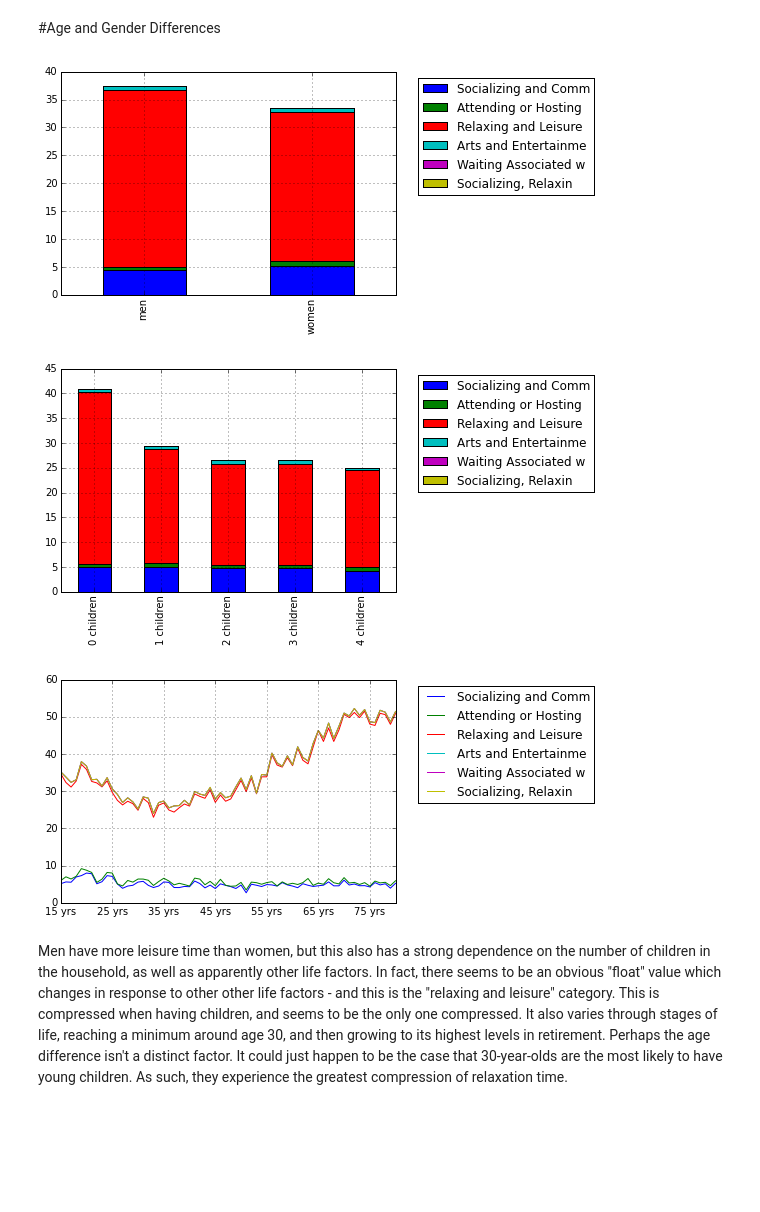
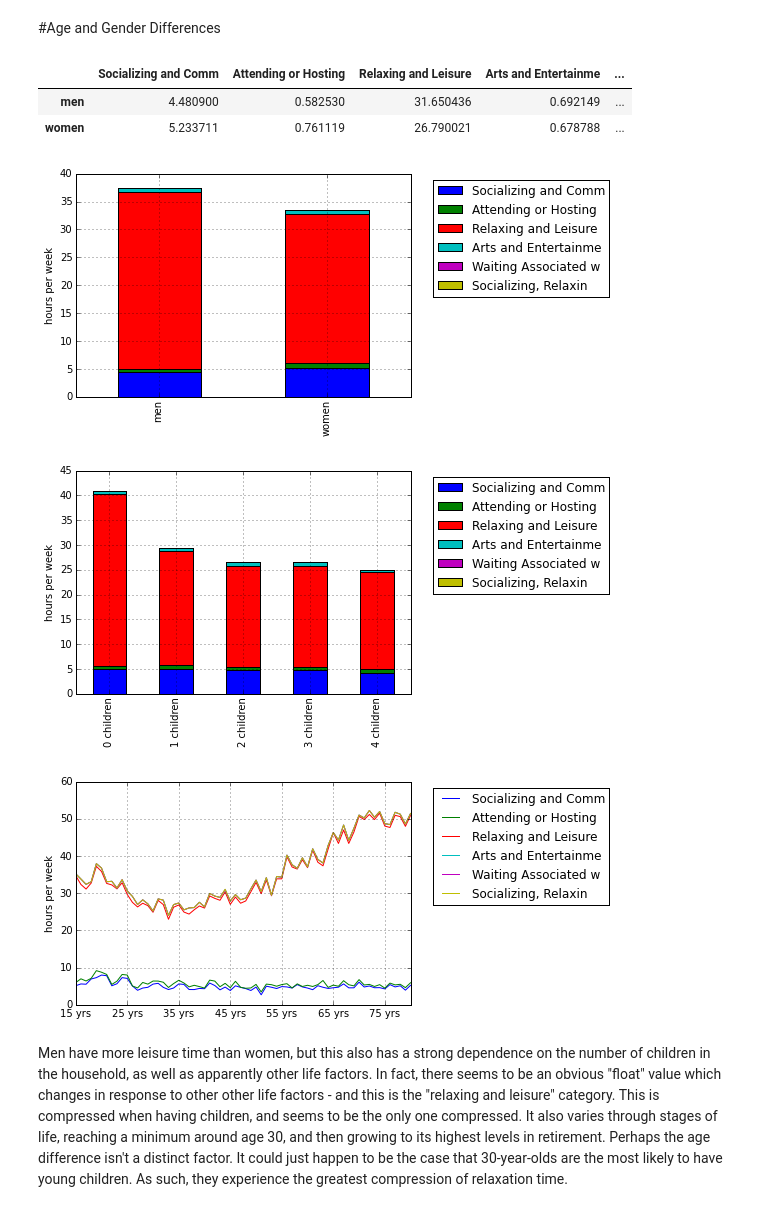
Before and after one commit to tiyd-python-2015-05/atus-analysis, a Jupyter notebook: analysis/Analysis_Leisure.ipynb, the cells around one changed output. Drawn from its saved outputs; the diff is of its cells as text; code cells hidden in the pictures; blank space fills up the shorter version.

```diff
--- a/analysis/Analysis_Leisure.ipynb
+++ b/analysis/Analysis_Leisure.ipynb
@@ -109,17 +109,26 @@ def cut_by_age(dfp, act_code):
 sex_leisure   = cut_by_sex(summary, "12")
 age_leisure   = cut_by_age(summary, "12")
 child_leisure = cut_by_children(summary, "12")
+# %%
+sex_leisure
+# %% [output]
+|  | Socializing and Comm | Attending or Hosting | Relaxing and Leisure | Arts and Entertainme | ... |
+| men | 4.480900 | 0.582530 | 31.650436 | 0.692149 | ... |
+| women | 5.233711 | 0.761119 | 26.790021 | 0.678788 | ... |
 # %%
 sex_leisure.plot(kind="bar", stacked=True)
 plt.legend(bbox_to_anchor=(1.05, 1), loc=2)
+plt.ylabel("hours per week")
 child_leisure.plot(kind="bar", stacked=True)
 plt.legend(bbox_to_anchor=(1.05, 1), loc=2)
+plt.ylabel("hours per week")
 age_leisure[15:81].plot(kind="line", stacked=True) # found 15 to 80 to be the only ones with data
 plt.legend(bbox_to_anchor=(1.05, 1), loc=2)
+plt.ylabel("hours per week")
 plt.show()
 # %% [output]
-[figure, old version]
+[figure, new version]
-[figure, old version]
+[figure, new version]
-[figure, old version]
+[figure, new version]
 # %% [markdown]
 Men have more leisure time than women, but this also has a strong dependence on the number of children in the household, as well as apparently other life factors. In fact, there seems to be an obvious "float" value which changes in response to other other life factors - and this is the "relaxing and leisure" category. This is compressed when having children, and seems to be the only one compressed. It also varies through stages of life, reaching a minimum around age 30, and then growing to its highest levels in retirement. Perhaps the age difference isn't a distinct factor. It could just happen to be the case that 30-year-olds are the most likely to have young children. As such, they experience the greatest compression of relaxation time.
```
Also changed, not shown: 4 other files.
